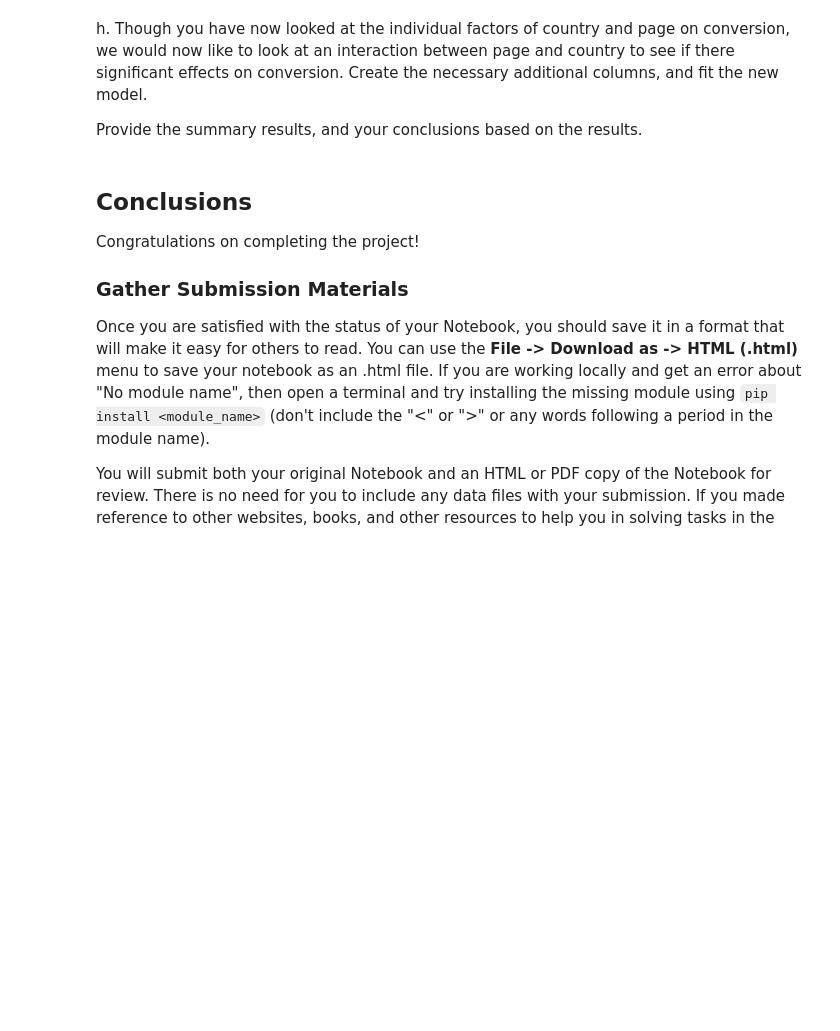
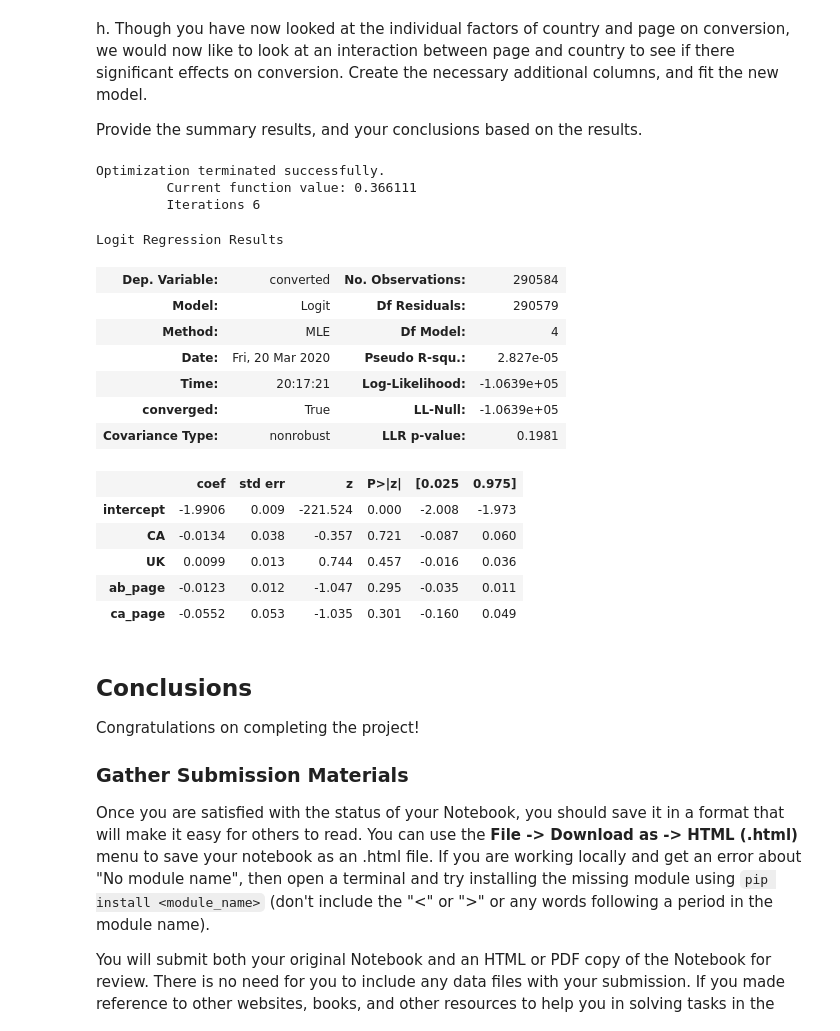
Before and after one commit to BexTuychiev/a-b_test_initial, a Jupyter notebook: Analyze_ab_test_results_notebook.ipynb, the cells around one changed output. Cells and saved outputs as stored; diff of their text form; code cells hidden in the pictures; blank space fills up the shorter version.

Commit message:
feat: Fit a multiple logistic regression model combining all variables

```diff
--- a/Analyze_ab_test_results_notebook.ipynb
+++ b/Analyze_ab_test_results_notebook.ipynb
@@ -361,8 +379,33 @@ country_model = sb.Logit(df['converted'], df[['US', 'UK']])
 h. Though you have now looked at the individual factors of country and page on conversion, we would now like to look at an interaction between page and country to see if there significant effects on conversion.  Create the necessary additional columns, and fit the new model.
 
 Provide the summary results, and your conclusions based on the results.
+# %%
+# Create dummy variables to form interaction terms
+df_new["ca_page"] = df_new["ab_page"] * df_new["CA"]
+df_new["uk_page"] = df_new["ab_page"] * df_new["UK"]
 # %%
 ### Fit Your Linear Model And Obtain the Results
+all_in_model = sm.Logit(df_new['converted'], df_new[['intercept', 'CA', 'UK', 'ab_page', 'ca_page']])
+results = all_in_model.fit()
+results.summary()
+# %% [output]
+Optimization terminated successfully.
+         Current function value: 0.366111
+         Iterations 6
+Logit Regression Results
+| Dep. Variable: | converted | No. Observations: | 290584 |
+| Model: | Logit | Df Residuals: | 290579 |
+| Method: | MLE | Df Model: | 4 |
+| Date: | Fri, 20 Mar 2020 | Pseudo R-squ.: | 2.827e-05 |
+| Time: | 20:17:21 | Log-Likelihood: | -1.0639e+05 |
+| converged: | True | LL-Null: | -1.0639e+05 |
+| Covariance Type: | nonrobust | LLR p-value: | 0.1981 |
+|  | coef | std err | z | P>|z| | [0.025 | 0.975] |
+| intercept | -1.9906 | 0.009 | -221.524 | 0.000 | -2.008 | -1.973 |
+| CA | -0.0134 | 0.038 | -0.357 | 0.721 | -0.087 | 0.060 |
+| UK | 0.0099 | 0.013 | 0.744 | 0.457 | -0.016 | 0.036 |
+| ab_page | -0.0123 | 0.012 | -1.047 | 0.295 | -0.035 | 0.011 |
+| ca_page | -0.0552 | 0.053 | -1.035 | 0.301 | -0.160 | 0.049 |
 # %% [markdown]
 <a id='conclusions'></a>
 ## Conclusions
```
Also changed, not shown: parts of 1 cell of this notebook.
